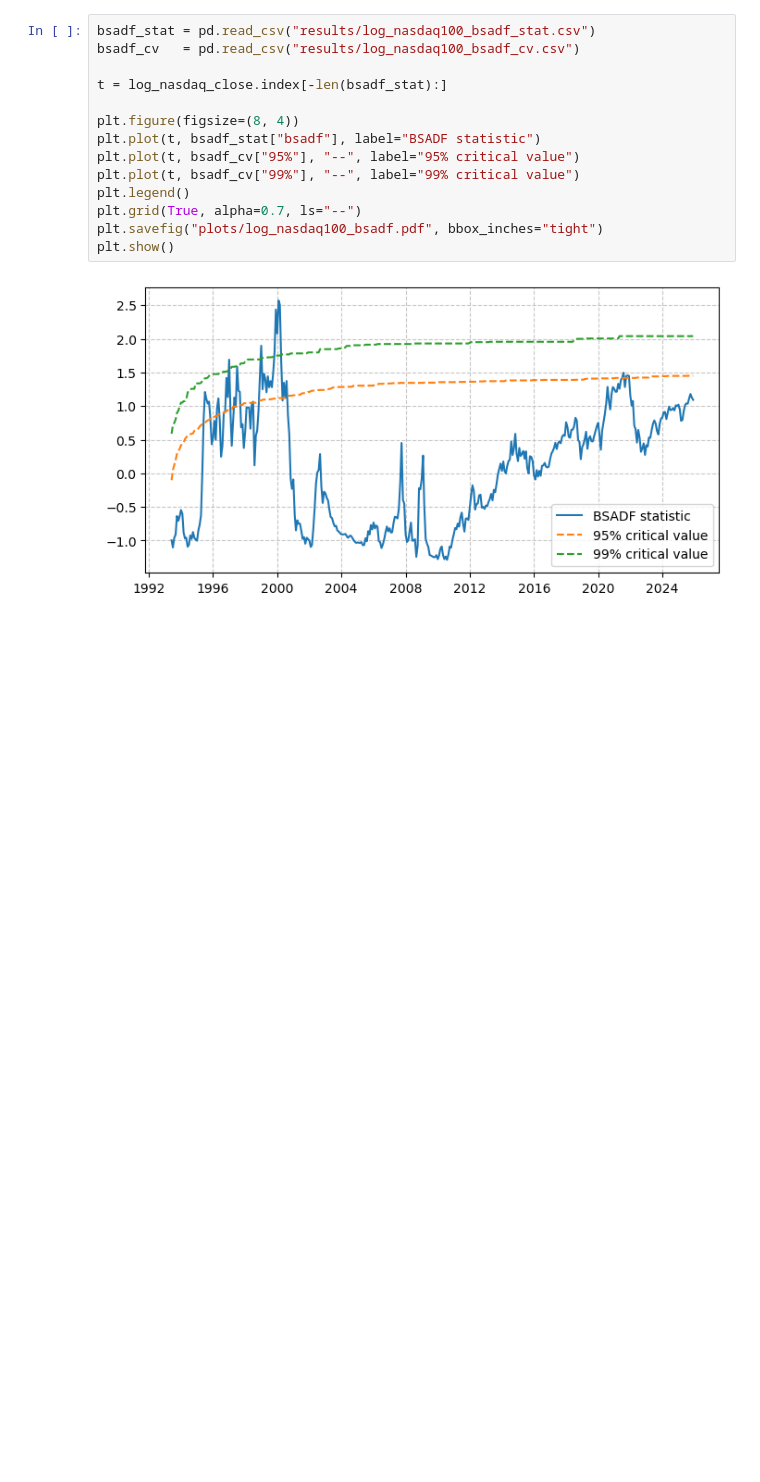
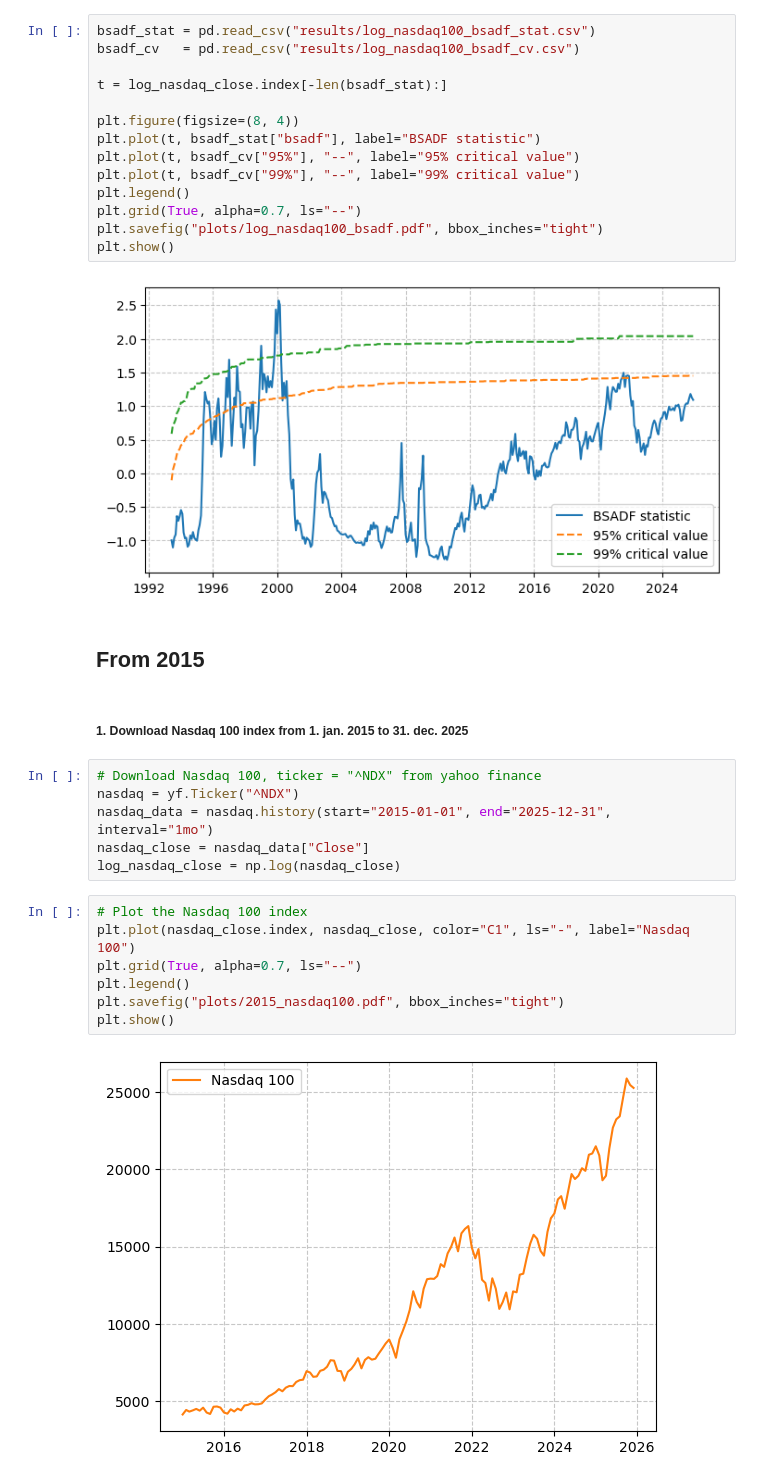
Before and after one commit to emilfriis/Bachelor, a Jupyter notebook: empirical_testing/nasdaq100/nasdaq100.ipynb, the cells around one changed output. Drawn from its saved outputs; the diff is of its cells as text; blank space fills up the shorter version.

Commit message:
2015 serie med nasdaq

```diff
--- a/empirical_testing/nasdaq100/nasdaq100.ipynb
+++ b/empirical_testing/nasdaq100/nasdaq100.ipynb
@@ -114,3 +114,22 @@ plt.savefig("plots/log_nasdaq100_bsadf.pdf", bbox_inches="tight")
 plt.show()
 # %% [output]
 [figure]
+# %% [markdown]
+## From 2015
+# %% [markdown]
+##### 1. Download Nasdaq 100 index from 1. jan. 2015 to 31. dec. 2025
+# %%
+# Download Nasdaq 100, ticker = "^NDX" from yahoo finance
+nasdaq = yf.Ticker("^NDX")
+nasdaq_data = nasdaq.history(start="2015-01-01", end="2025-12-31", interval="1mo")
+nasdaq_close = nasdaq_data["Close"]
+log_nasdaq_close = np.log(nasdaq_close)
+# %%
+# Plot the Nasdaq 100 index
+plt.plot(nasdaq_close.index, nasdaq_close, color="C1", ls="-", label="Nasdaq 100")
+plt.grid(True, alpha=0.7, ls="--")
+plt.legend()
+plt.savefig("plots/2015_nasdaq100.pdf", bbox_inches="tight")
+plt.show()
+# %% [output]
+[figure, added]
```
Also changed, not shown: parts of 11 cells of this notebook, 19 other files.
